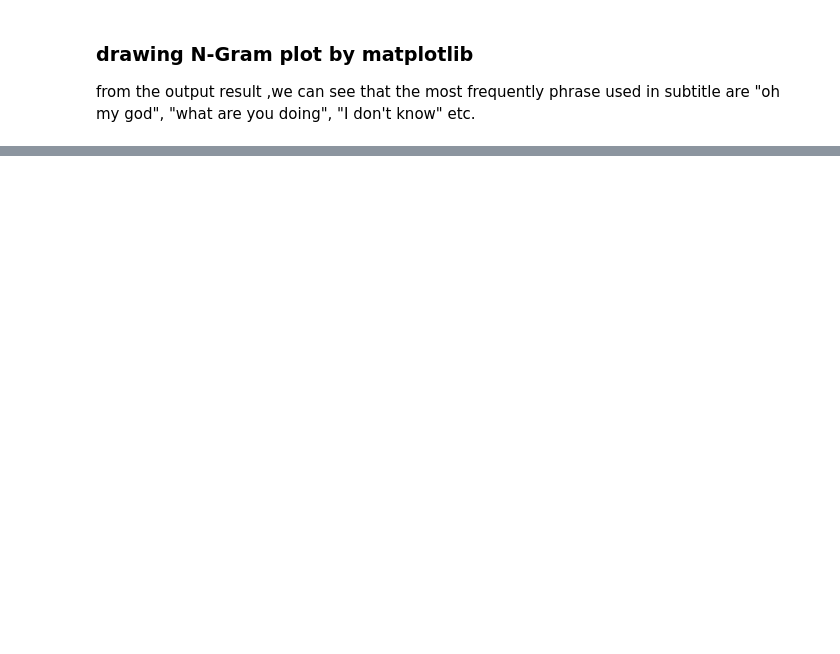
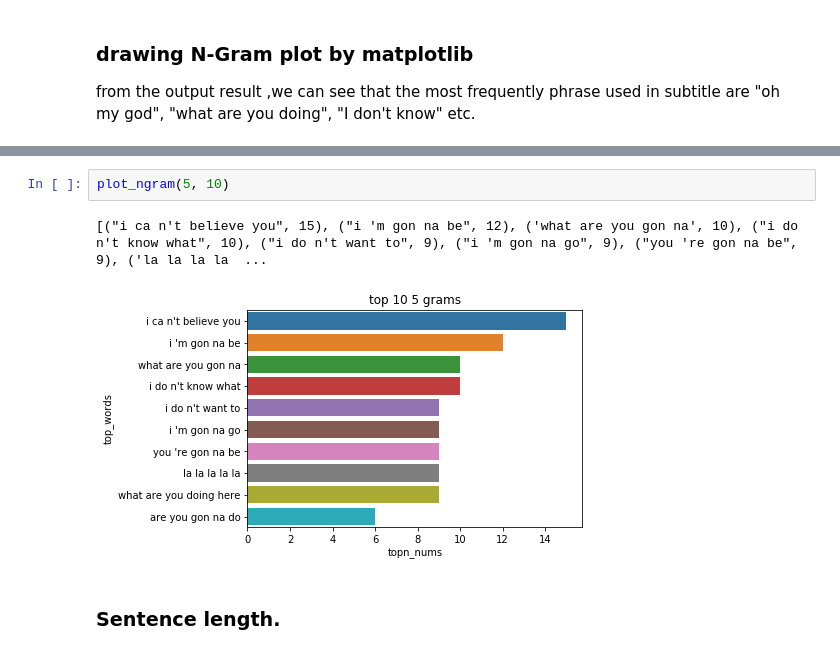
Before and after one commit to mikolaje/SubtitleAnalysis, a Jupyter notebook: Friends/data_display.ipynb, the cells around one changed output, grey strips where cells are left out. Saved outputs shown, nothing was run; the diff lists cells and outputs as text; blank space fills up the shorter version.

```diff
--- a/Friends/data_display.ipynb
+++ b/Friends/data_display.ipynb
@@ -123,0 +152,7 @@ plot_barh(5, 15, words_list)
+# %%
+plot_ngram(5, 10)
+# %% [output]
+[("i ca n't believe you", 15), ("i 'm gon na be", 12), ('what are you gon na', 10), ("i do n't know what", 10), ("i do n't want to", 9), ("i 'm gon na go", 9), ("you 're gon na be", 9), ('la la la la  ...
+[figure, added]
+# %% [markdown]
+### Sentence length.
```
Also changed, not shown: parts of 9 cells of this notebook, 3 other files.
